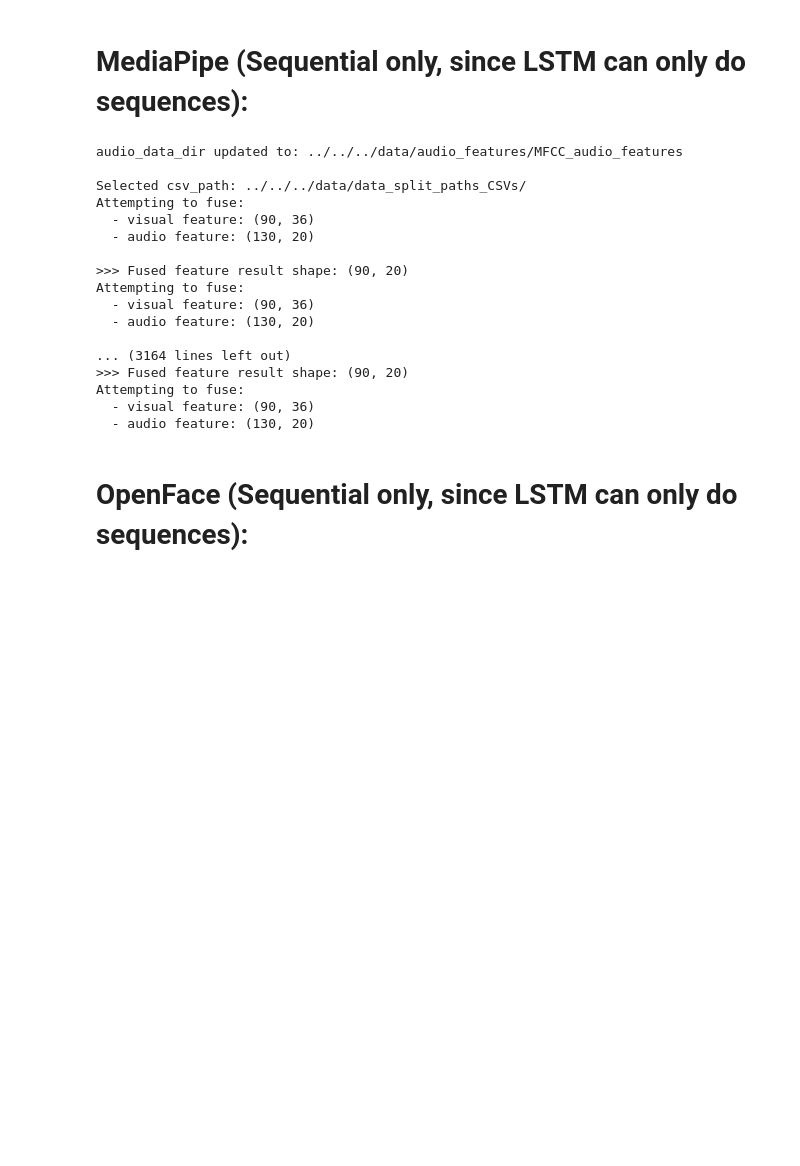
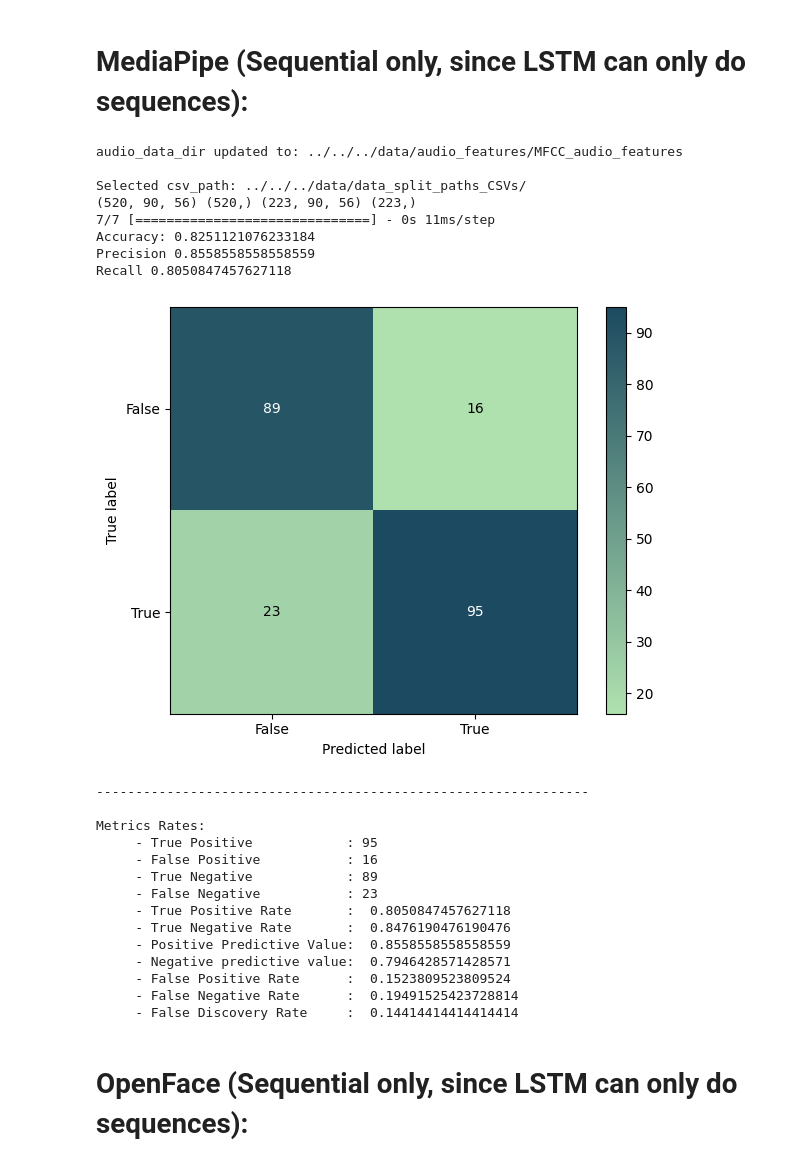
Before and after one commit to LevanSulimanov/DeceptionDetection_CAUT, a Jupyter notebook: Phase_2/3_Model_Codebase/LSTM_Model_Setup/tensorflow_LSTM_training_fused.ipynb, the cells around one changed output. Drawn from its saved outputs; the diff is of its cells as text; code cells hidden in the pictures; blank space fills up the shorter version.

```diff
--- a/Phase_2/3_Model_Codebase/LSTM_Model_Setup/tensorflow_LSTM_training_fused.ipynb
+++ b/Phase_2/3_Model_Codebase/LSTM_Model_Setup/tensorflow_LSTM_training_fused.ipynb
@@ -153,39 +168,45 @@ def LSTM_Model(csv_path,
 # %%
 LSTM_Model(csv_path="../../../data/data_split_paths_CSVs/",
            visual_data_dir="../../../data/visual_features/MediaPipe/mediaPipe_keypoints_data_UPD",
            visual_data_mode="MediaPipe",
            audio_data_dir="../../../data/audio_features/",
            # coord_selection,
-           fusion_mode="x",
+           fusion_mode="+",
            visual_approach_type="sequential",  # average or frame-based
            audio_feature_type="MFCC",  # MFCC, RMS, Chroma
            lstm_features_size=100,
            inner_dense_size=32,
            epochs_num=100,
            batch_size=32,
            threshold=0.5,
            required_FPS=30,
            input_length_in_seconds=3,
            class_to_num_dict={"truth": 0, "lie": 1},
-           train_verbose=True)
+           train_verbose=False)
 # %% [output]
 audio_data_dir updated to: ../../../data/audio_features/MFCC_audio_features
 
 Selected csv_path: ../../../data/data_split_paths_CSVs/
-Attempting to fuse:
-  - visual feature: (90, 36)
-  - audio feature: (130, 20)
-
->>> Fused feature result shape: (90, 20)
-Attempting to fuse:
-  - visual feature: (90, 36)
-  - audio feature: (130, 20)
-
-... (3164 lines left out)
->>> Fused feature result shape: (90, 20)
-Attempting to fuse:
-  - visual feature: (90, 36)
-  - audio feature: (130, 20)
+(520, 90, 56) (520,) (223, 90, 56) (223,)
+7/7 [==============================] - 0s 11ms/step
+Accuracy: 0.8251121076233184
+Precision 0.8558558558558559
+Recall 0.8050847457627118
+[figure, added]
+---------------------------------------------------------------
+
+Metrics Rates:
+     - True Positive            : 95
+     - False Positive           : 16
+     - True Negative            : 89
+     - False Negative           : 23
+     - True Positive Rate       :  0.8050847457627118
+     - True Negative Rate       :  0.8476190476190476
+     - Positive Predictive Value:  0.8558558558558559
+     - Negative predictive value:  0.7946428571428571
+     - False Positive Rate      :  0.1523809523809524
+     - False Negative Rate      :  0.19491525423728814
+     - False Discovery Rate     :  0.14414414414414414
 # %% [markdown]
 # OpenFace (Sequential only, since LSTM can only do sequences):
 # %%
```
Also changed, not shown: parts of 6 cells of this notebook, 6 other files.
